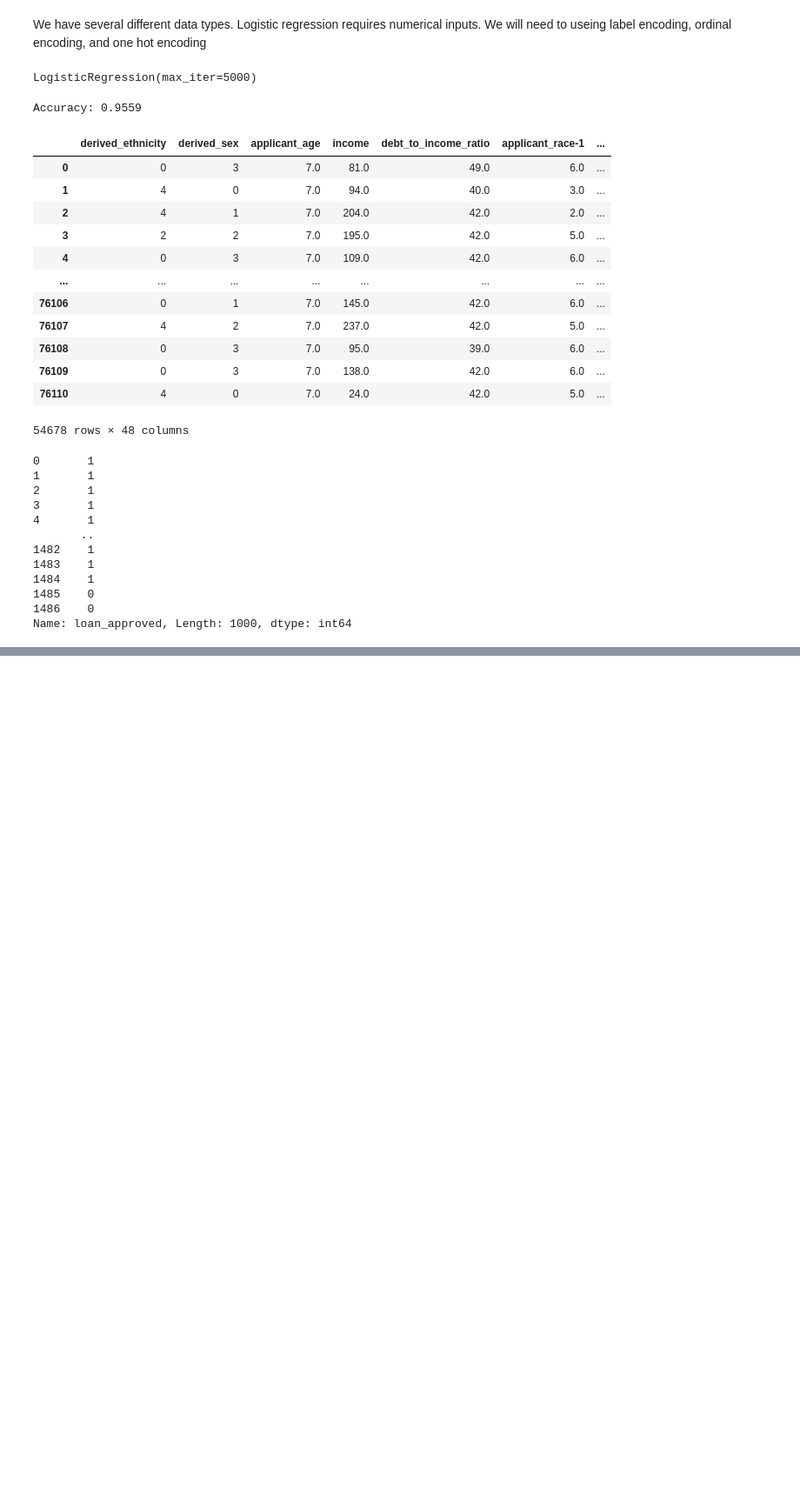
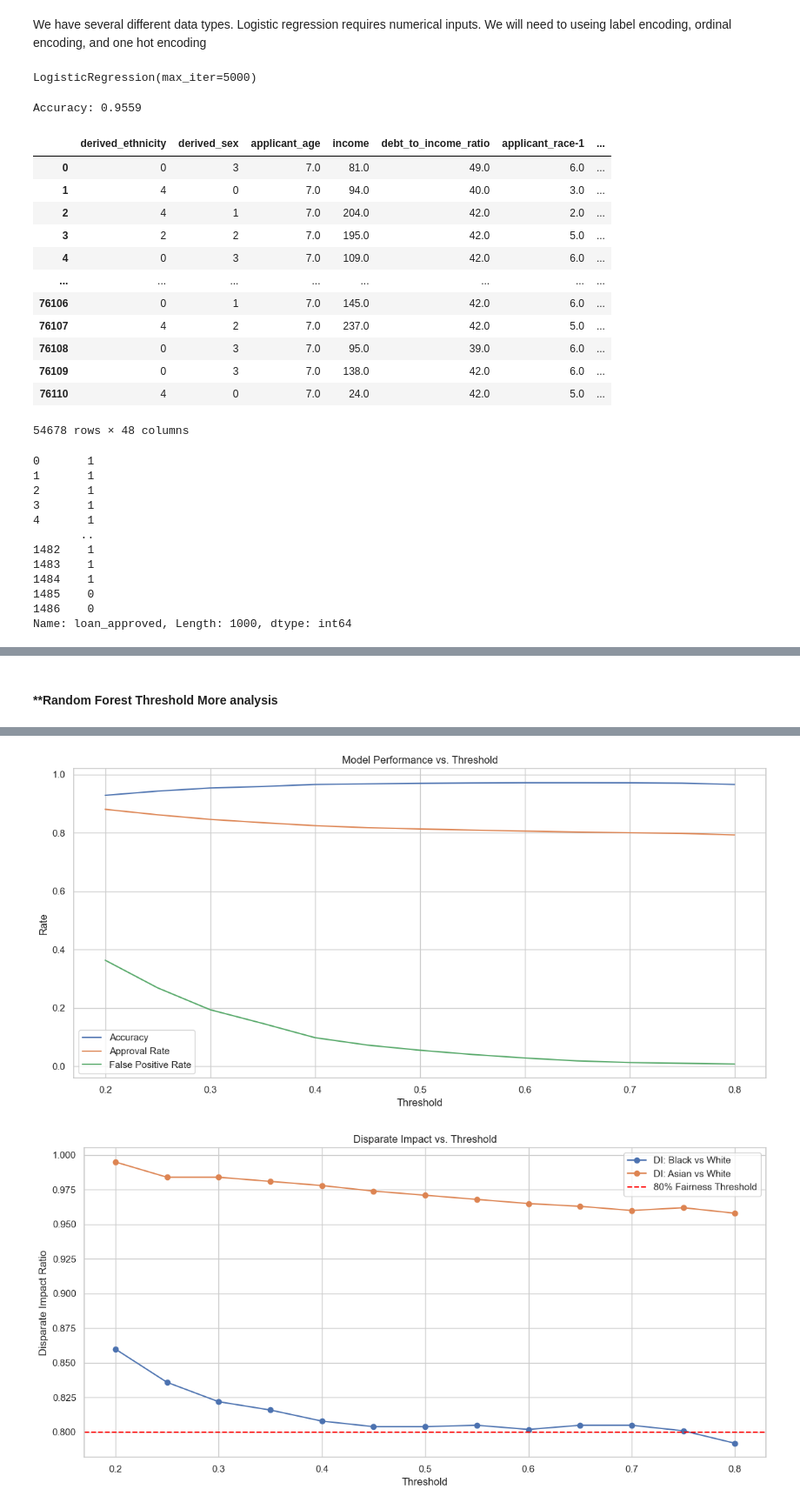
Before and after one commit to dameyer/mads-w-k-d, a Jupyter notebook: Data_780_Project.ipynb, the cells around one changed output, grey strips where cells are left out. Shown at 87% size. Drawn from its saved outputs; the diff is of its cells as text; code cells hidden in the pictures; blank space fills up the shorter version.

Commit message:
threshold

```diff
--- a/Data_780_Project.ipynb
+++ b/Data_780_Project.ipynb
@@ -1606,0 +1684,77 @@ Name: predicted, dtype: float64
+# %% [markdown]
+#### **Random Forest Threshold More analysis
+# %%
+import matplotlib.pyplot as plt
+import pandas as pd
+import numpy as np
+from sklearn.metrics import accuracy_score
+
+# --- Setup ---
+thresholds = np.arange(0.2, 0.81, 0.05)
+results = []
+
+# Create sensitive feature labels for DI calc
+sensitive_labels = rf_model_data_4.loc[X_test.index, 'derived_race'].reset_index(drop=True)
+white_group = 'White'
+
+# Clean X_test
+X_test_clean = X_test.drop(columns=['predicted_approval'], errors='ignore').reset_index(drop=True)
+y_test_clean = y_test.reset_index(drop=True)
+
+# Sweep thresholds
+for t in thresholds:
+    y_pred_t = (rf_model.predict_proba(X_test_clean)[:, 1] >= t).astype(int)
+
+    acc = accuracy_score(y_test_clean, y_pred_t)
+    approval_rate = np.mean(y_pred_t)
+    false_positives = ((y_pred_t == 1) & (y_test_clean == 0)).sum()
+    total_negatives = (y_test_clean == 0).sum()
+    fp_rate = false_positives / total_negatives if total_negatives > 0 else np.nan
+
+    # Disparate Impact
+    df = pd.DataFrame({'pred': y_pred_t, 'group': sensitive_labels})
+    group_rates = df.groupby('group')['pred'].mean()
+    di = (group_rates / group_rates.get(white_group)).round(3).to_dict()
+
+    results.append({
+        'Threshold': t,
+        'Accuracy': round(acc, 4),
+        'Approval Rate': round(approval_rate, 4),
+        'False Positive Rate': round(fp_rate, 4),
+        'DI (Black)': di.get('Black or African American', np.nan),
+        'DI (Asian)': di.get('Asian', np.nan),
+    })
+
+# Convert to DataFrame
+results_df = pd.DataFrame(results)
+
+# Display the table
+print("\n📋 Threshold Effects Summary:")
+print(results_df.to_string(index=False))  # Print without index
+
+# --- Plot Metrics ---
+plt.figure(figsize=(12, 6))
+plt.plot(results_df['Threshold'], results_df['Accuracy'], label='Accuracy')
+plt.plot(results_df['Threshold'], results_df['Approval Rate'], label='Approval Rate')
+plt.plot(results_df['Threshold'], results_df['False Positive Rate'], label='False Positive Rate')
+plt.xlabel("Threshold")
+plt.ylabel("Rate")
+plt.title("Model Performance vs. Threshold")
+plt.legend()
+plt.grid(True)
+plt.tight_layout()
+plt.show()
+
+# --- Plot Disparate Impact ---
+plt.figure(figsize=(12, 6))
+plt.plot(results_df['Threshold'], results_df['DI (Black)'], label='DI: Black vs White', marker='o')
+plt.plot(results_df['Threshold'], results_df['DI (Asian)'], label='DI: Asian vs White', marker='o')
+plt.axhline(0.8, color='red', linestyle='--', label='80% Fairness Threshold')
+plt.xlabel("Threshold")
+plt.ylabel("Disparate Impact Ratio")
+plt.title("Disparate Impact vs. Threshold")
+plt.legend()
+plt.grid(True)
+plt.tight_layout()
+plt.show()
+# %% [output]
@@ -1606,0 +1776,2 @@ Name: predicted, dtype: float64
+[figure, added]
+[figure, added]
```
Also changed, not shown: parts of 11 cells of this notebook, 1 other file.
